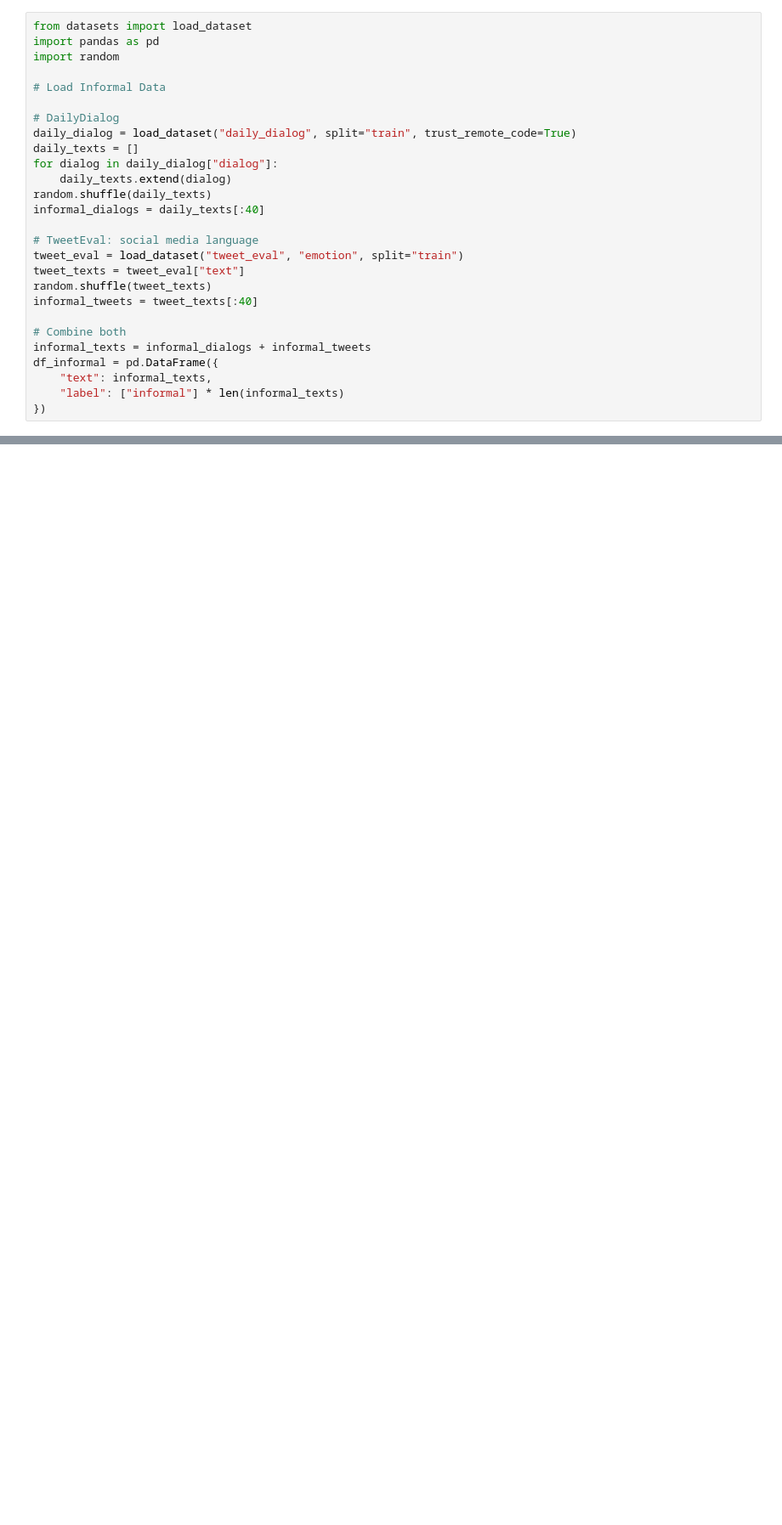
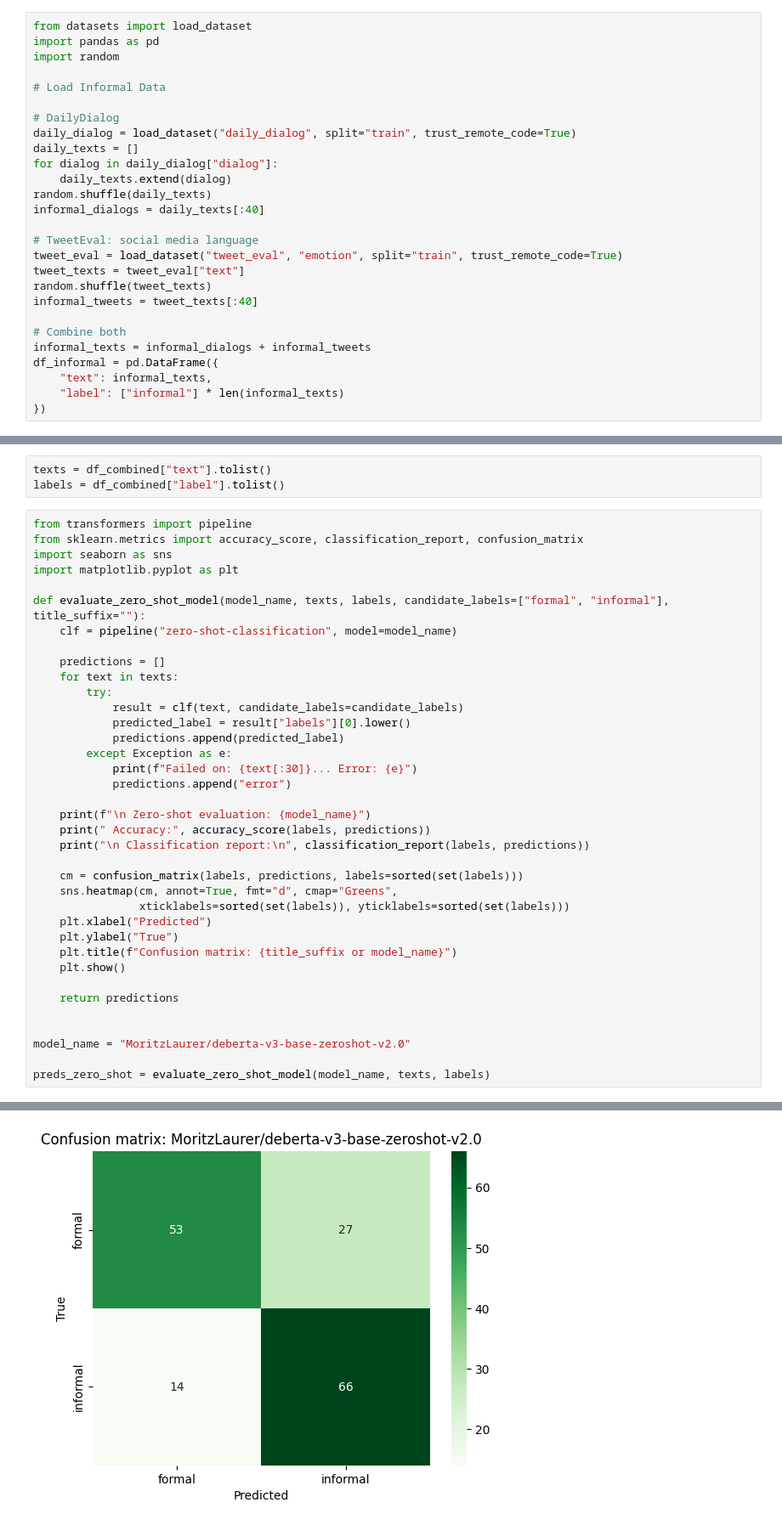
Before and after one commit to biga-bojana/formality-evaluation-task, a Jupyter notebook: formality_evaluation_task.ipynb, the cells around one changed output, grey strips where cells are left out. Shown at 85% size. Cells and saved outputs as stored; diff of their text form; blank space fills up the shorter version.

```diff
--- a/formality_evaluation_task.ipynb
+++ b/formality_evaluation_task.ipynb
@@ -31,7 +18,7 @@ random.shuffle(daily_texts)
 informal_dialogs = daily_texts[:40]
 
 # TweetEval: social media language
-tweet_eval = load_dataset("tweet_eval", "emotion", split="train")
+tweet_eval = load_dataset("tweet_eval", "emotion", split="train", trust_remote_code=True)
 tweet_texts = tweet_eval["text"]
 random.shuffle(tweet_texts)
 informal_tweets = tweet_texts[:40]
@@ -193,0 +252,41 @@ weighted avg       0.90      0.88      0.87       160
+# %%
+texts = df_combined["text"].tolist()
+labels = df_combined["label"].tolist()
+# %%
+from transformers import pipeline
+from sklearn.metrics import accuracy_score, classification_report, confusion_matrix
+import seaborn as sns
+import matplotlib.pyplot as plt
+
+def evaluate_zero_shot_model(model_name, texts, labels, candidate_labels=["formal", "informal"], title_suffix=""):
+    clf = pipeline("zero-shot-classification", model=model_name)
+
+    predictions = []
+    for text in texts:
+        try:
+            result = clf(text, candidate_labels=candidate_labels)
+            predicted_label = result["labels"][0].lower()
+            predictions.append(predicted_label)
+        except Exception as e:
+            print(f"Failed on: {text[:30]}... Error: {e}")
+            predictions.append("error")
+
+    print(f"\n Zero-shot evaluation: {model_name}")
+    print(" Accuracy:", accuracy_score(labels, predictions))
+    print("\n Classification report:\n", classification_report(labels, predictions))
+
+    cm = confusion_matrix(labels, predictions, labels=sorted(set(labels)))
+    sns.heatmap(cm, annot=True, fmt="d", cmap="Greens",
+                xticklabels=sorted(set(labels)), yticklabels=sorted(set(labels)))
+    plt.xlabel("Predicted")
+    plt.ylabel("True")
+    plt.title(f"Confusion matrix: {title_suffix or model_name}")
+    plt.show()
+
+    return predictions
+
+
+model_name = "MoritzLaurer/deberta-v3-base-zeroshot-v2.0"
+
+preds_zero_shot = evaluate_zero_shot_model(model_name, texts, labels)
+# %% [output]
@@ -193,0 +306 @@ weighted avg       0.90      0.88      0.87       160
+[figure, added]
```
Also changed, not shown: parts of 11 cells of this notebook.
